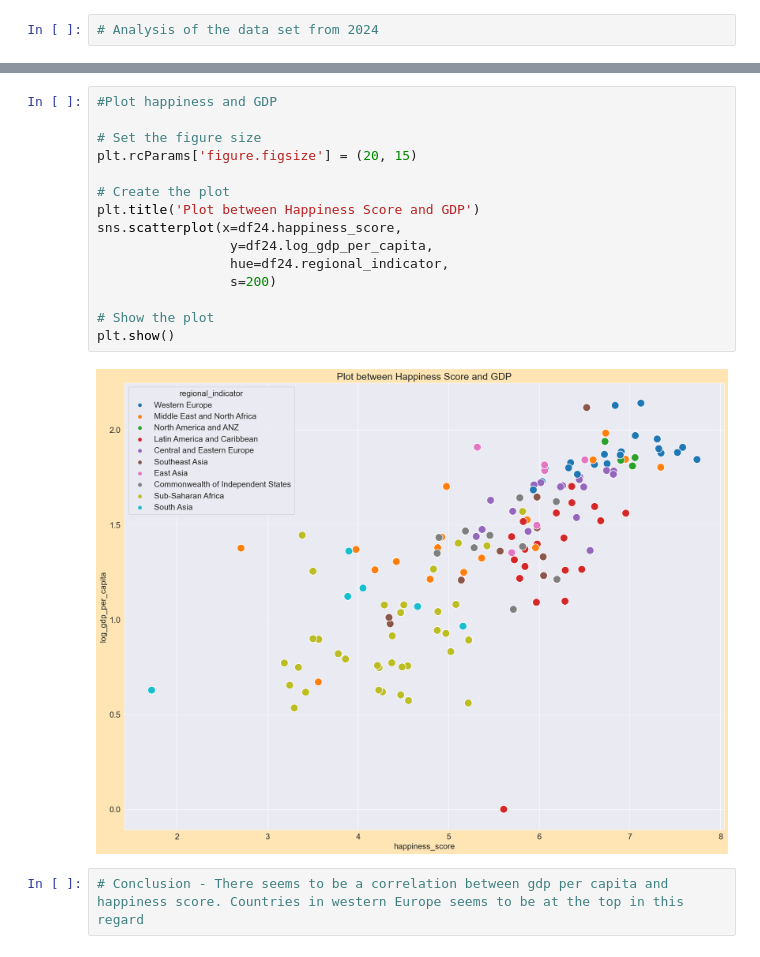
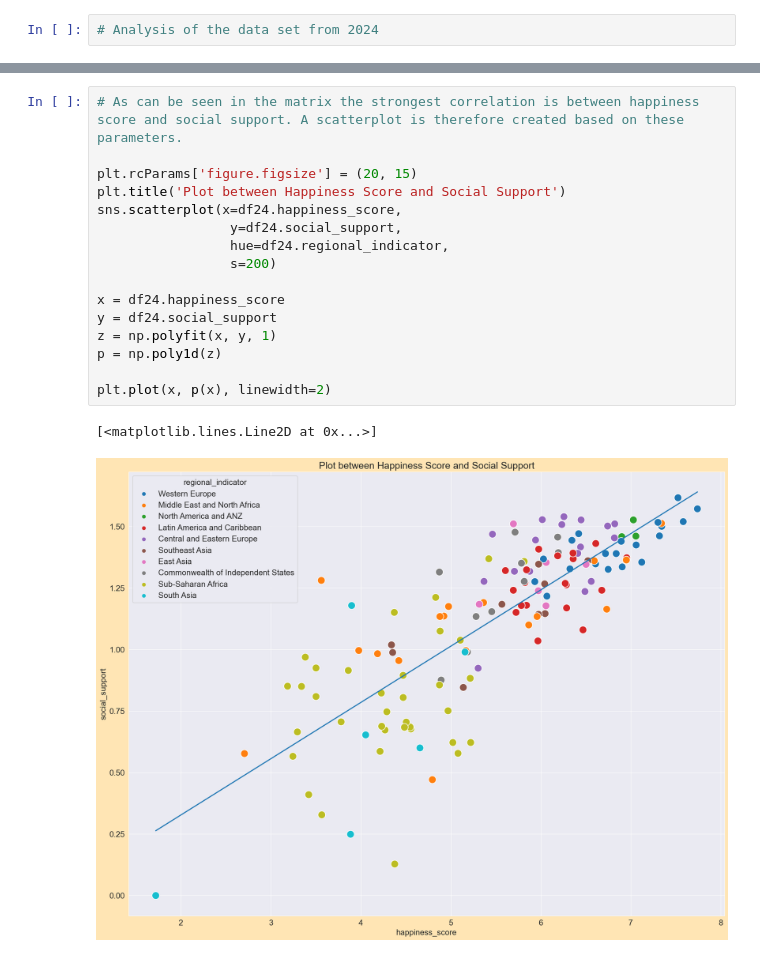
Before and after one commit to ErikBusk/Happiness_v2, a Jupyter notebook: Happniess data analysis.ipynb, the cells around one changed output, grey strips where cells are left out. Saved outputs shown, nothing was run; the diff lists cells and outputs as text.

```diff
--- a/Happniess data analysis.ipynb
+++ b/Happniess data analysis.ipynb
@@ -215,19 +288,19 @@ df24.describe()
 # %%
-#Plot happiness and GDP
+# As can be seen in the matrix the strongest correlation is between happiness score and social support. A scatterplot is therefore created based on these parameters.
 
-# Set the figure size
 plt.rcParams['figure.figsize'] = (20, 15)
-
-# Create the plot
-plt.title('Plot between Happiness Score and GDP')
+plt.title('Plot between Happiness Score and Social Support')
 sns.scatterplot(x=df24.happiness_score,
-                 y=df24.log_gdp_per_capita,
+                 y=df24.social_support,
                  hue=df24.regional_indicator,
                  s=200)
 
-# Show the plot
-plt.show()
+x = df24.happiness_score
+y = df24.social_support
+z = np.polyfit(x, y, 1)
+p = np.poly1d(z)
+
+plt.plot(x, p(x), linewidth=2)
 # %% [output]
+[<matplotlib.lines.Line2D at 0x...>]
-[figure, old version]
+[figure, new version]
-# %%
-# Conclusion - There seems to be a correlation between gdp per capita and happiness score. Countries in western Europe seems to be at the top in this regard
```
Also changed, not shown: parts of 13 cells of this notebook.
